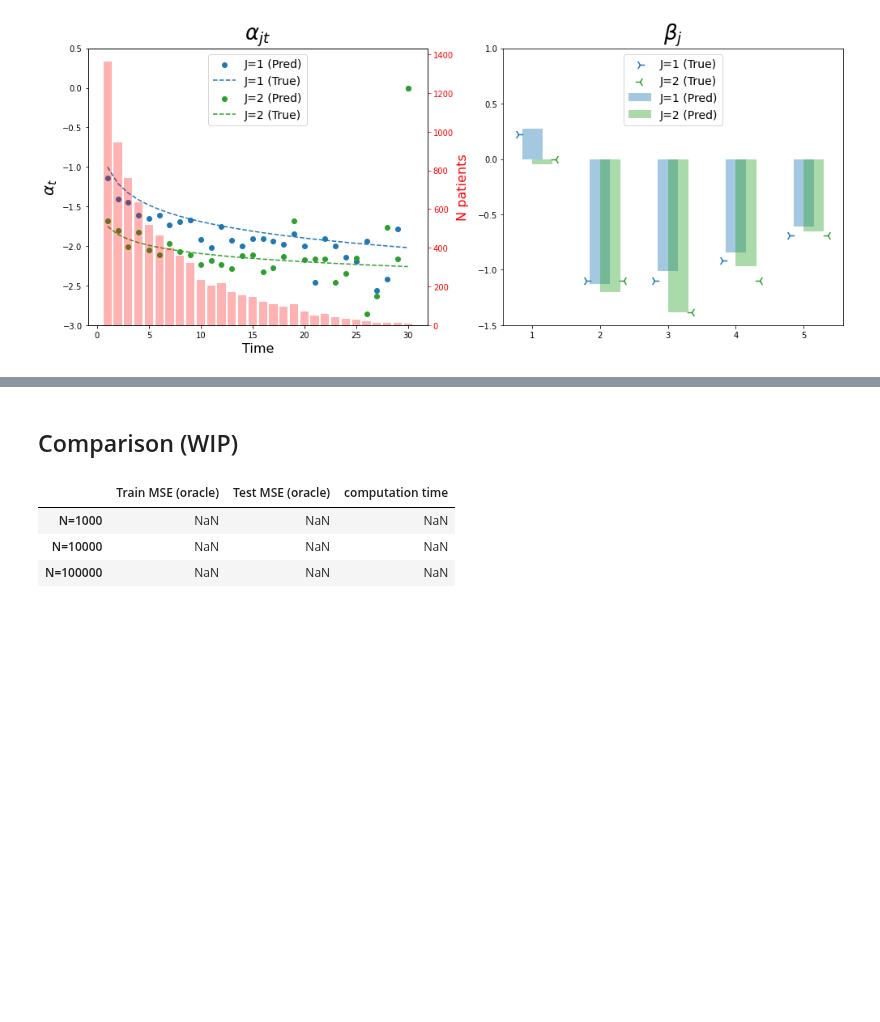
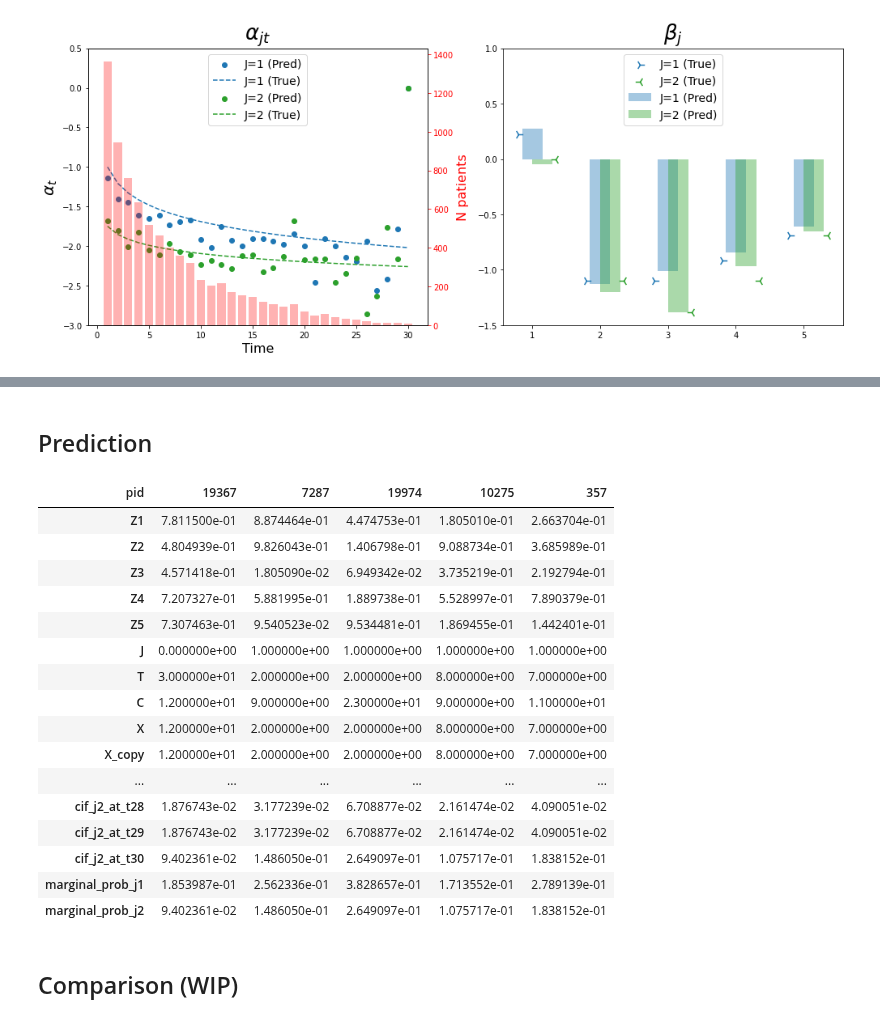
Before and after one commit to tomer1812/pydts, a Jupyter notebook: docs/Simple Simulation.ipynb, the cells around one changed output, grey strips where cells are left out. Saved outputs shown, nothing was run; the diff lists cells and outputs as text; code cells hidden in the pictures; blank space fills up the shorter version.

```diff
--- a/docs/Simple Simulation.ipynb
+++ b/docs/Simple Simulation.ipynb
@@ -177,9 +198,26 @@ plot_second_model_coefs(fitter.alpha_df, fitter.beta_models, times, n_cov=5)
+# %% [markdown]
+## Prediction
+# %%
+pred_df = fitter.predict_cumulative_incident_function(test_df)
+pred_df = fitter.predict_marginal_prob_all_events(pred_df)
+pred_df.set_index(['pid']).head().T
+# %% [output]
+| pid | 19367 | 7287 | 19974 | 10275 | 357 |
+| Z1 | 7.811500e-01 | 8.874464e-01 | 4.474753e-01 | 1.805010e-01 | 2.663704e-01 |
+| Z2 | 4.804939e-01 | 9.826043e-01 | 1.406798e-01 | 9.088734e-01 | 3.685989e-01 |
+| Z3 | 4.571418e-01 | 1.805090e-02 | 6.949342e-02 | 3.735219e-01 | 2.192794e-01 |
+| Z4 | 7.207327e-01 | 5.881995e-01 | 1.889738e-01 | 5.528997e-01 | 7.890379e-01 |
+| Z5 | 7.307463e-01 | 9.540523e-02 | 9.534481e-01 | 1.869455e-01 | 1.442401e-01 |
+| J | 0.000000e+00 | 1.000000e+00 | 1.000000e+00 | 1.000000e+00 | 1.000000e+00 |
+| T | 3.000000e+01 | 2.000000e+00 | 2.000000e+00 | 8.000000e+00 | 7.000000e+00 |
+| C | 1.200000e+01 | 9.000000e+00 | 2.300000e+01 | 9.000000e+00 | 1.100000e+01 |
+| X | 1.200000e+01 | 2.000000e+00 | 2.000000e+00 | 8.000000e+00 | 7.000000e+00 |
+| X_copy | 1.200000e+01 | 2.000000e+00 | 2.000000e+00 | 8.000000e+00 | 7.000000e+00 |
+| ... | ... | ... | ... | ... | ... |
+| cif_j2_at_t28 | 1.876743e-02 | 3.177239e-02 | 6.708877e-02 | 2.161474e-02 | 4.090051e-02 |
+| cif_j2_at_t29 | 1.876743e-02 | 3.177239e-02 | 6.708877e-02 | 2.161474e-02 | 4.090051e-02 |
+| cif_j2_at_t30 | 9.402361e-02 | 1.486050e-01 | 2.649097e-01 | 1.075717e-01 | 1.838152e-01 |
+| marginal_prob_j1 | 1.853987e-01 | 2.562336e-01 | 3.828657e-01 | 1.713552e-01 | 2.789139e-01 |
+| marginal_prob_j2 | 9.402361e-02 | 1.486050e-01 | 2.649097e-01 | 1.075717e-01 | 1.838152e-01 |
 # %% [markdown]
 ## Comparison (WIP)
-# %%
-pd.DataFrame(index=['N=1000', 'N=10000', 'N=100000'], columns=['Train MSE (oracle)', 'Test MSE (oracle)', 'computation time'])
-# %% [output]
-|  | Train MSE (oracle) | Test MSE (oracle) | computation time |
-| N=1000 | NaN | NaN | NaN |
-| N=10000 | NaN | NaN | NaN |
-| N=100000 | NaN | NaN | NaN |
```
Also changed, not shown: parts of 6 cells of this notebook, 1 other file.
